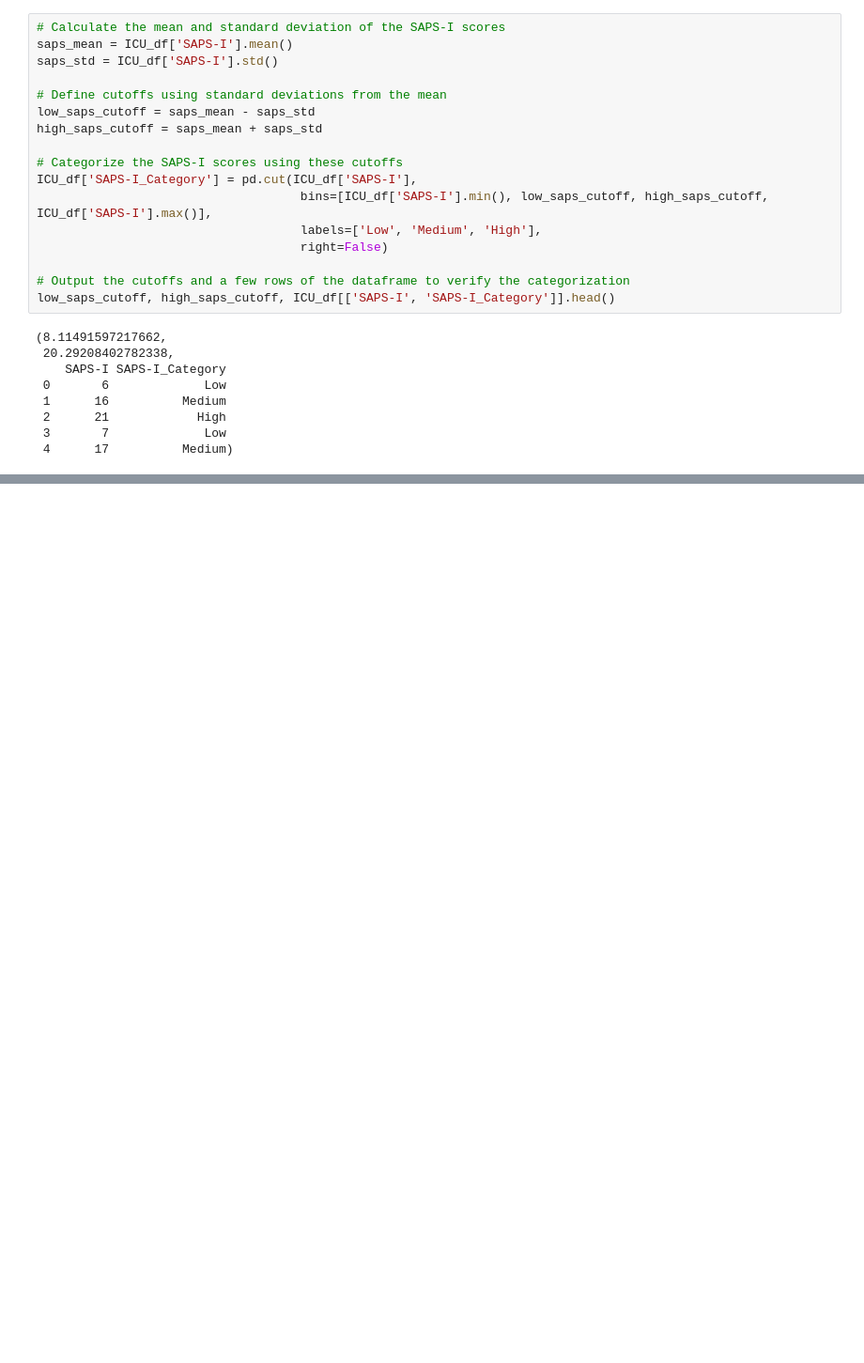
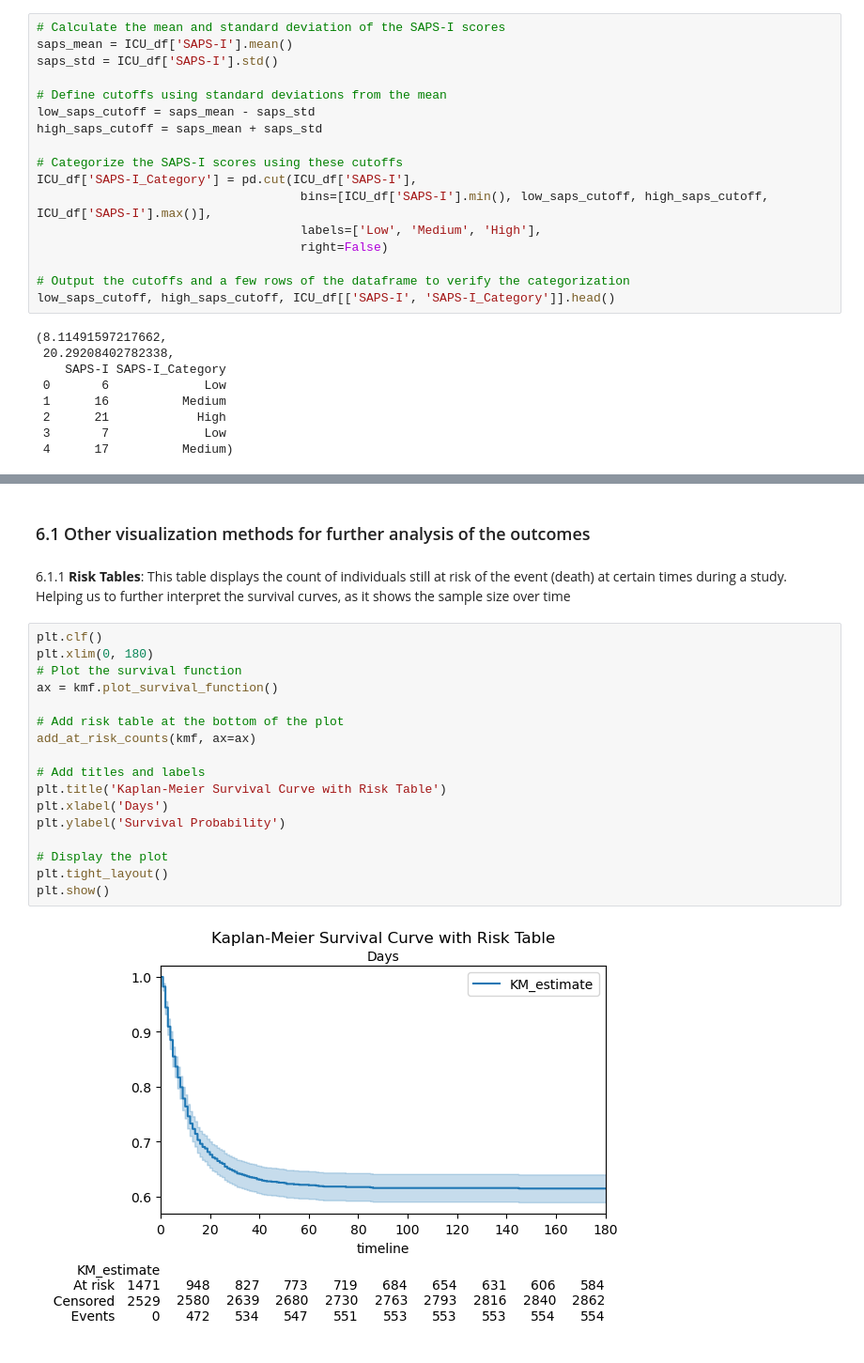
Before and after one commit to phidesigner/ICU_predict_prob, a Jupyter notebook: ICU_Survival_Analysis_Notebook.ipynb, the cells around one changed output, grey strips where cells are left out. Shown at 94% size. Saved outputs shown, nothing was run; the diff lists cells and outputs as text; blank space fills up the shorter version.

Commit message:
Completed additional analysis

```diff
--- a/ICU_Survival_Analysis_Notebook.ipynb
+++ b/ICU_Survival_Analysis_Notebook.ipynb
@@ -275,0 +267,23 @@ plt.show()
+# %% [markdown]
+### 6.1 Other visualization methods for further analysis of the outcomes
+# %% [markdown]
+6.1.1 **Risk Tables**: This table displays the count of individuals still at risk of the event (death) at certain times during a study. Helping us to further interpret the survival curves, as it shows the sample size over time
+# %%
+plt.clf()
+plt.xlim(0, 180)
+# Plot the survival function
+ax = kmf.plot_survival_function()
+
+# Add risk table at the bottom of the plot
+add_at_risk_counts(kmf, ax=ax)
+
+# Add titles and labels
+plt.title('Kaplan-Meier Survival Curve with Risk Table')
+plt.xlabel('Days')
+plt.ylabel('Survival Probability')
+
+# Display the plot
+plt.tight_layout()
+plt.show()
+# %% [output]
+[figure, added]
```
Also changed, not shown: parts of 13 cells of this notebook.
